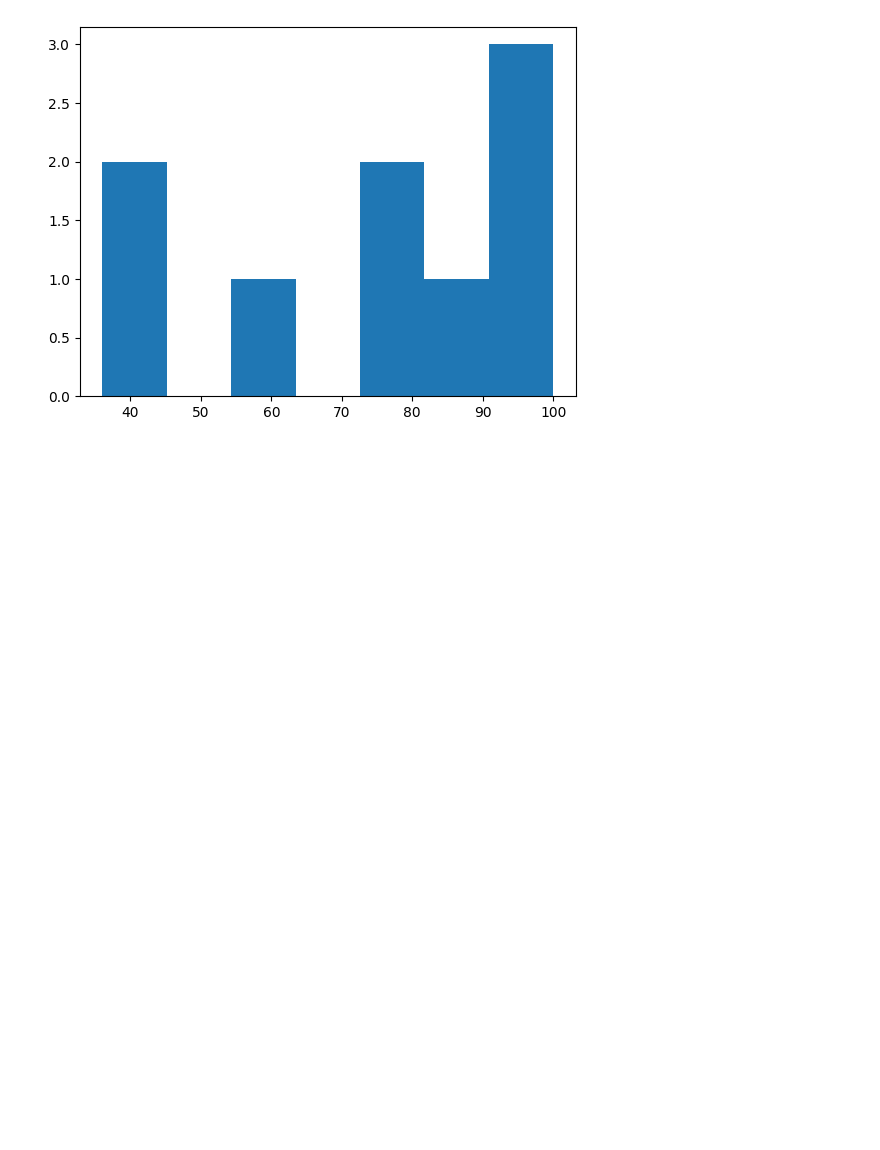
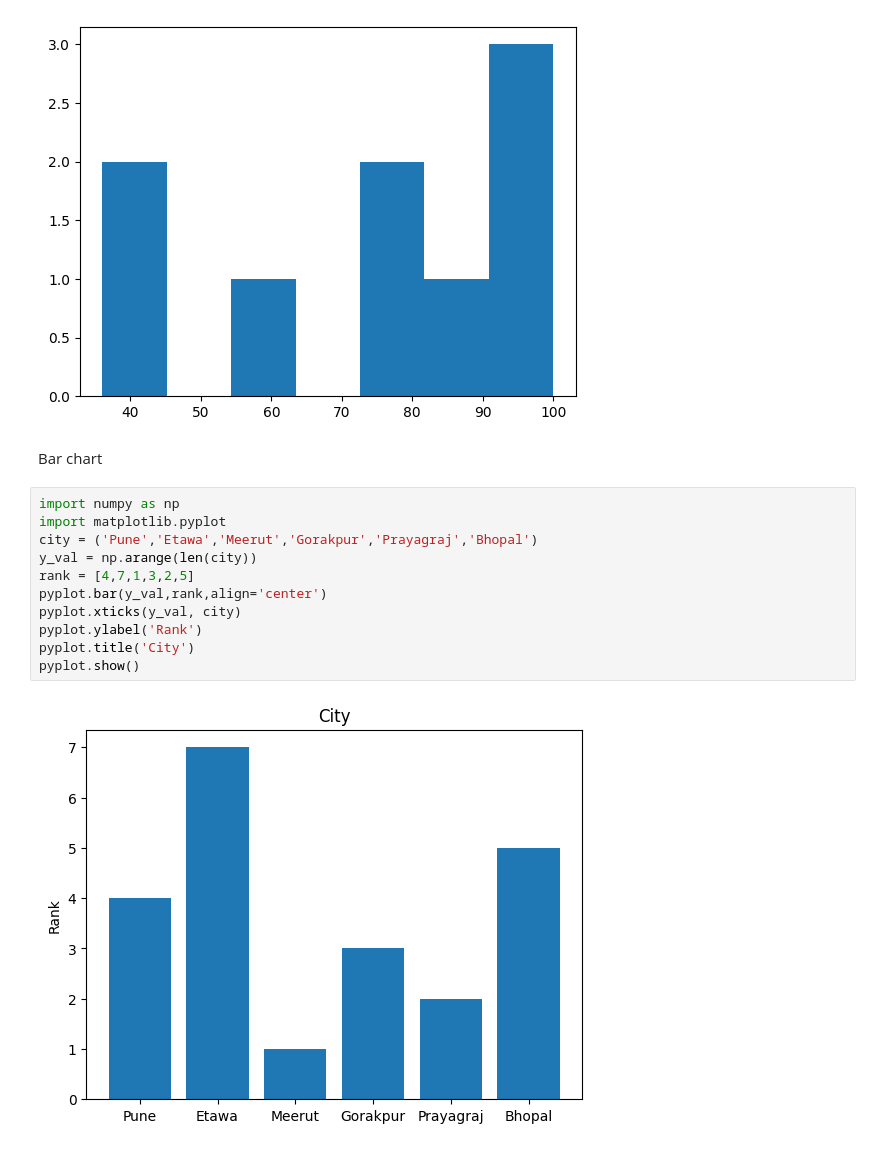
Before and after one commit to rachittyagii/semester---2-Code, a Jupyter notebook: Day3.ipynb, the cells around one changed output. Saved outputs shown, nothing was run; the diff lists cells and outputs as text; blank space fills up the shorter version.

```diff
--- a/Day3.ipynb
+++ b/Day3.ipynb
@@ -25,3 +25,18 @@ pyplot.hist(marks,bins = 7)
 pyplot.show()
 # %% [output]
 [figure]
+# %% [markdown]
+Bar chart
+# %%
+import numpy as np
+import matplotlib.pyplot
+city = ('Pune','Etawa','Meerut','Gorakpur','Prayagraj','Bhopal')
+y_val = np.arange(len(city))
+rank = [4,7,1,3,2,5]
+pyplot.bar(y_val,rank,align='center')
+pyplot.xticks(y_val, city)
+pyplot.ylabel('Rank')
+pyplot.title('City')
+pyplot.show()
+# %% [output]
+[figure, added]
```
